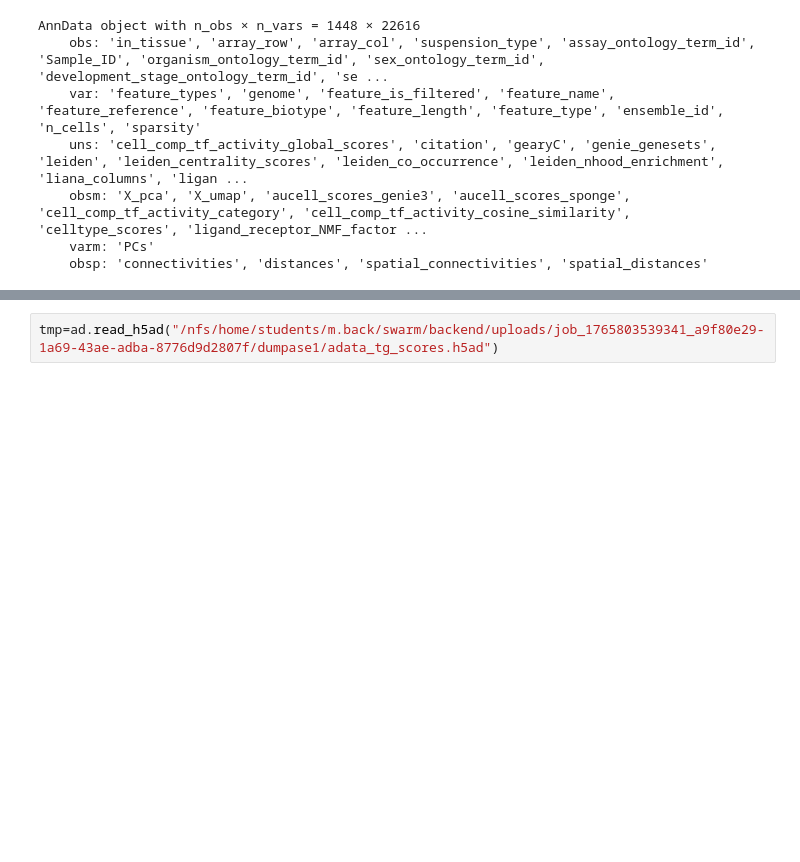
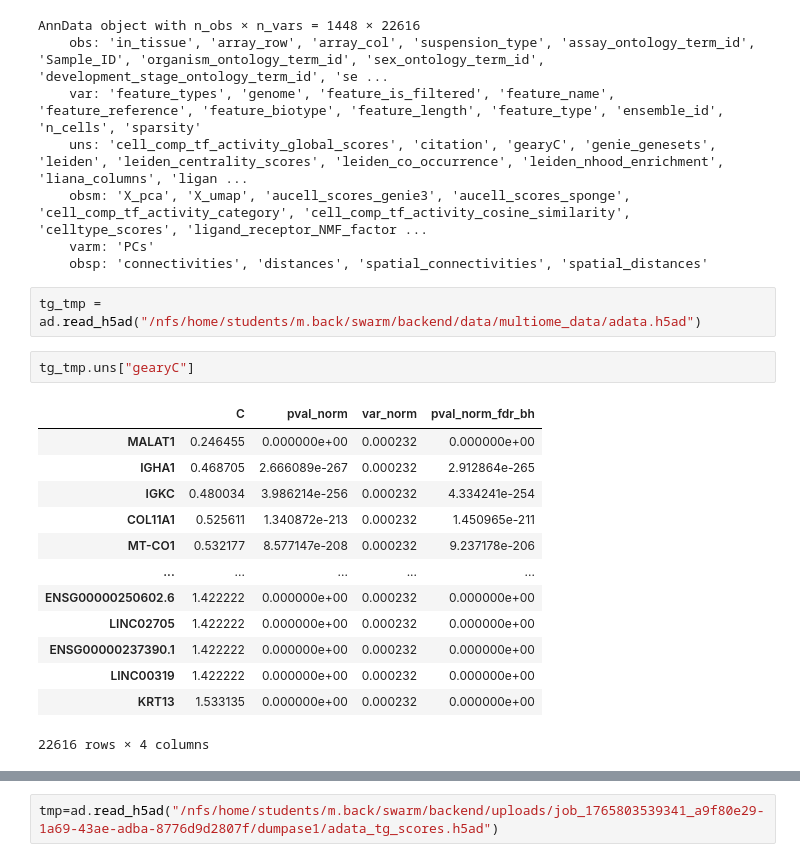
Before and after one commit to annikafomm/swarm, a Jupyter notebook: notebooks/test.ipynb, the cells around one changed output, grey strips where cells are left out. Cells and saved outputs as stored; diff of their text form; blank space fills up the shorter version.

```diff
--- a/notebooks/test.ipynb
+++ b/notebooks/test.ipynb
@@ -16,3 +44,21 @@ AnnData object with n_obs × n_vars = 1448 × 22616
     obsm: 'X_pca', 'X_umap', 'aucell_scores_genie3', 'aucell_scores_sponge', 'cell_comp_tf_activity_category', 'cell_comp_tf_activity_cosine_similarity', 'celltype_scores', 'ligand_receptor_NMF_factor ...
     varm: 'PCs'
     obsp: 'connectivities', 'distances', 'spatial_connectivities', 'spatial_distances'
+# %%
+tg_tmp = ad.read_h5ad("/nfs/home/students/m.back/swarm/backend/data/multiome_data/adata.h5ad")
+# %%
+tg_tmp.uns["gearyC"]
+# %% [output]
+|  | C | pval_norm | var_norm | pval_norm_fdr_bh |
+| MALAT1 | 0.246455 | 0.000000e+00 | 0.000232 | 0.000000e+00 |
+| IGHA1 | 0.468705 | 2.666089e-267 | 0.000232 | 2.912864e-265 |
+| IGKC | 0.480034 | 3.986214e-256 | 0.000232 | 4.334241e-254 |
+| COL11A1 | 0.525611 | 1.340872e-213 | 0.000232 | 1.450965e-211 |
+| MT-CO1 | 0.532177 | 8.577147e-208 | 0.000232 | 9.237178e-206 |
+| ... | ... | ... | ... | ... |
+| ENSG00000250602.6 | 1.422222 | 0.000000e+00 | 0.000232 | 0.000000e+00 |
+| LINC02705 | 1.422222 | 0.000000e+00 | 0.000232 | 0.000000e+00 |
+| ENSG00000237390.1 | 1.422222 | 0.000000e+00 | 0.000232 | 0.000000e+00 |
+| LINC00319 | 1.422222 | 0.000000e+00 | 0.000232 | 0.000000e+00 |
+| KRT13 | 1.533135 | 0.000000e+00 | 0.000232 | 0.000000e+00 |
+22616 rows × 4 columns
```
Also changed, not shown: parts of 9 cells of this notebook, 12 other files.
